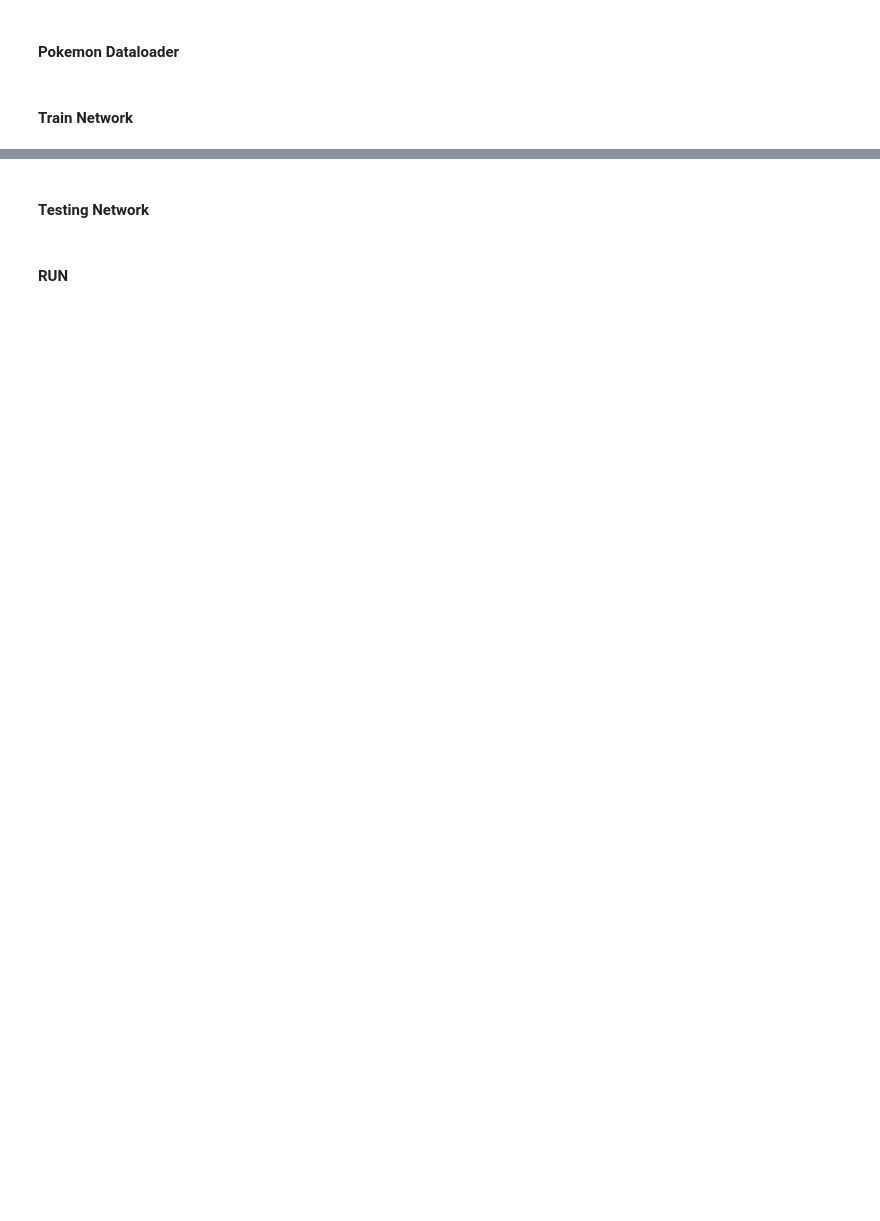
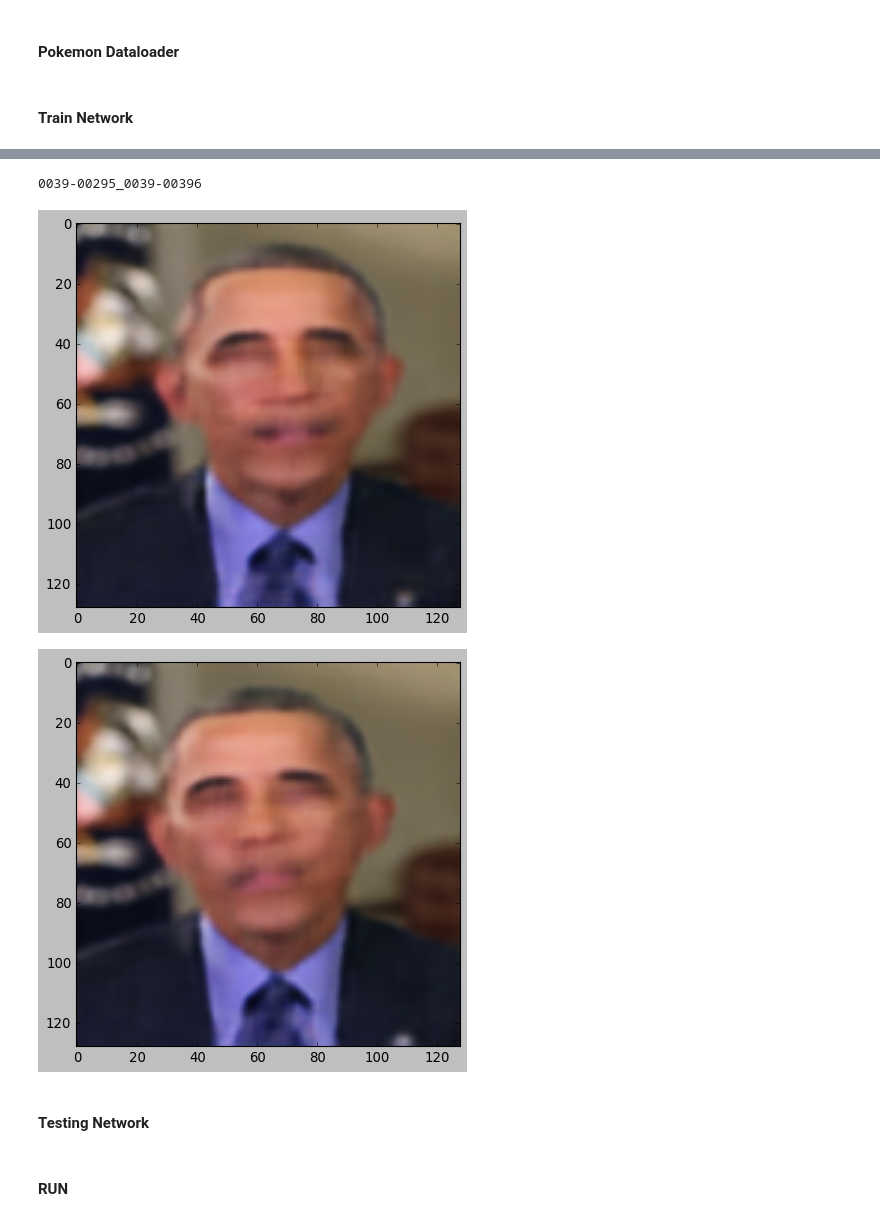
Before and after one commit to KeniMardira/PokeVAE, a Jupyter notebook: MNIST_VAE.ipynb, the cells around one changed output, grey strips where cells are left out. Drawn from its saved outputs; the diff is of its cells as text; code cells hidden in the pictures; blank space fills up the shorter version.

```diff
--- a/MNIST_VAE.ipynb
+++ b/MNIST_VAE.ipynb
@@ -2,7 +2,7 @@
 import utils
 from utils import *
 BATCH_SIZE = hyper_parameters['BATCH_SIZE']
-PREPROCESS = False
+PREPROCESS = True
 FLIP = False
 plt.style.use('classic')
 # %% [markdown]
@@ -189,24 +201,28 @@ def generate_animation_interpol(path, name, num):
     imageio.mimsave("./interpolate/gif/" + name + '_generate_animation.gif', images, fps=30)
 # %%
 STEP = 100
-poke1 = "./Pokemon/charizard.jpg"
-poke2 = "./Pokemon/charizard-mega-x.jpg"
+poke1 = "./images/00039-00295.jpg"
+poke2 = "./images/00039-00396.jpg"
 label = poke1[10:-4] + "_" + poke2[10:-4]
 
 i = 0
 while(1):
     if not (os.path.exists("./interpolate/" + label)):
         os.system("mkdir " + "./interpolate/" + label)
         print(label)
         break
     else:
         i += 1
         if label [-2] == "_":
             label = label[:-2]
         label = label + "_" + str(i)
 
 interpolate_linear(poke1, poke2, "./interpolate/" + label + "/", STEP)
 generate_animation_interpol("./interpolate/" + label + "/", label, STEP)
+# %% [output]
+0039-00295_0039-00396
+[figure, added]
+[figure, added]
 # %%
 # Visualize test data encodings on the latent space
 def visualize_encoder(model,dataloader):
```
Also changed, not shown: parts of 4 cells of this notebook, 1 other file.
